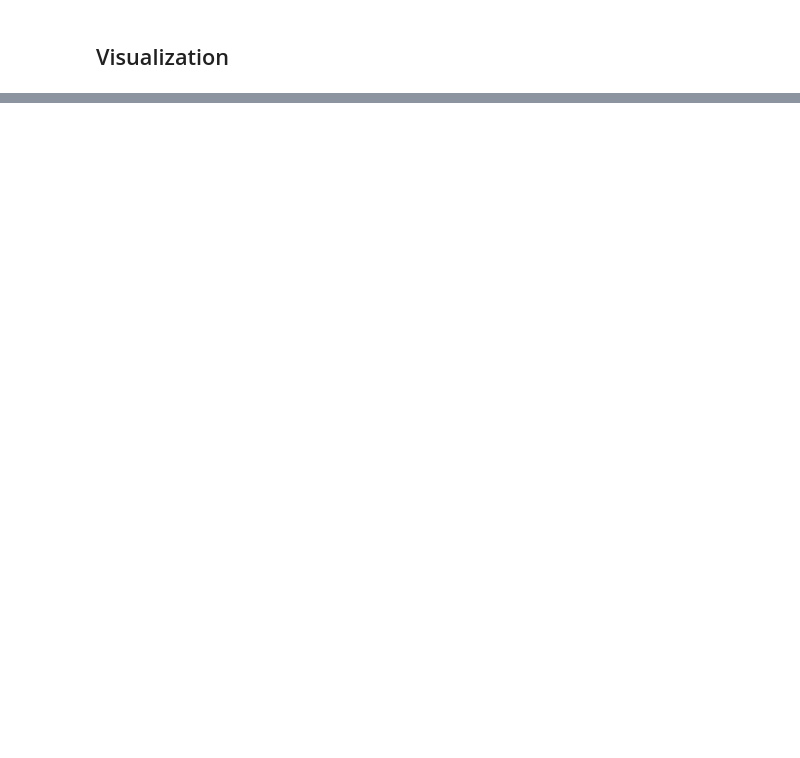
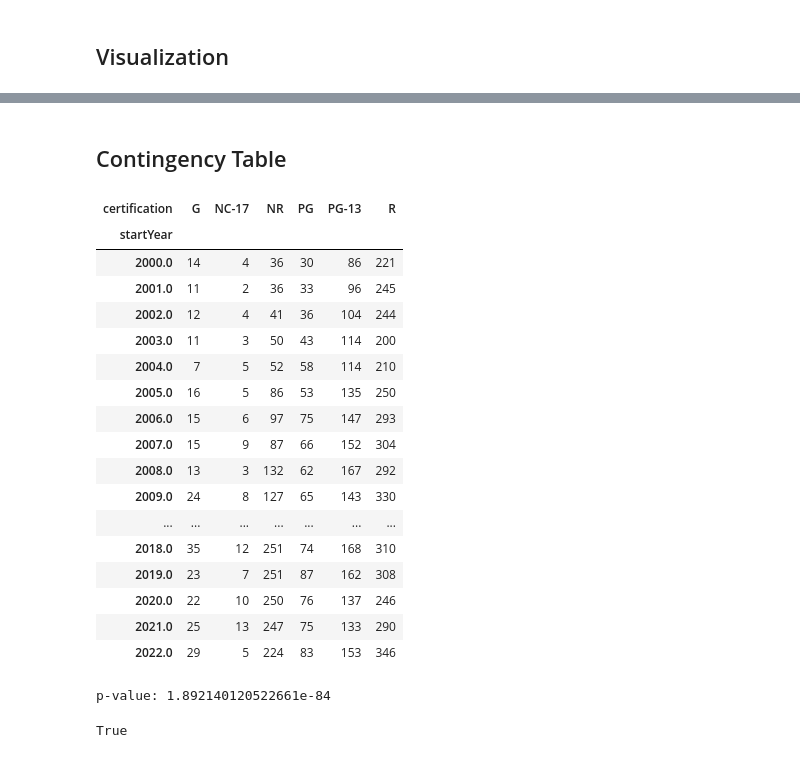
Before and after one commit to jaytrey777/Movie-Profitabiliy-Project, a Jupyter notebook: Part 4 - Hypothesis Testing.ipynb, the cells around one changed output, grey strips where cells are left out. Cells and saved outputs as stored; diff of their text form; code cells hidden in the pictures; blank space fills up the shorter version.

```diff
--- a/Part 4 - Hypothesis Testing.ipynb
+++ b/Part 4 - Hypothesis Testing.ipynb
@@ -437,0 +445,12 @@ ax.set_title('Movie Revenue vs. Ratings');
+# %%
+q = """SELECT tb.startYear, td.certification
+FROM title_basics AS tb
+JOIN tmdb_data AS td
+ON tb.tconst = td.imdb_id
+WHERE td.certification IS NOT NULL;
+"""
+
+# save results to dataframe
+df = pd.read_sql(q, engine)
+
+df.head()
@@ -437,0 +500,6 @@ ax.set_title('Movie Revenue vs. Ratings');
+# %%
+# Replace categorical data
+df.replace({'Unrated' : 'NR', 'UR': 'NR', 'Not Rated' : 'NR'}, inplace = True)
+df = df[df['certification'].str.contains('10') == False]
+df = df[df['certification'].str.contains('ScreamFest Horror Film Festival') == False]
+df['certification'].value_counts()
@@ -437,0 +514,25 @@ ax.set_title('Movie Revenue vs. Ratings');
+# %% [markdown]
+## Contingency Table
+# %%
+# Contingency Table with pd.cross-tab
+table = pd.crosstab(df['startYear'], df['certification'])
+table
+# %% [output]
+| certification | G | NC-17 | NR | PG | PG-13 | R |
+| startYear |  |  |  |  |  |  |
+| 2000.0 | 14 | 4 | 36 | 30 | 86 | 221 |
+| 2001.0 | 11 | 2 | 36 | 33 | 96 | 245 |
+| 2002.0 | 12 | 4 | 41 | 36 | 104 | 244 |
+| 2003.0 | 11 | 3 | 50 | 43 | 114 | 200 |
+| 2004.0 | 7 | 5 | 52 | 58 | 114 | 210 |
+| 2005.0 | 16 | 5 | 86 | 53 | 135 | 250 |
+| 2006.0 | 15 | 6 | 97 | 75 | 147 | 293 |
+| 2007.0 | 15 | 9 | 87 | 66 | 152 | 304 |
+| 2008.0 | 13 | 3 | 132 | 62 | 167 | 292 |
+| 2009.0 | 24 | 8 | 127 | 65 | 143 | 330 |
+| ... | ... | ... | ... | ... | ... | ... |
+| 2018.0 | 35 | 12 | 251 | 74 | 168 | 310 |
+| 2019.0 | 23 | 7 | 251 | 87 | 162 | 308 |
+| 2020.0 | 22 | 10 | 250 | 76 | 137 | 246 |
+| 2021.0 | 25 | 13 | 247 | 75 | 133 | 290 |
+| 2022.0 | 29 | 5 | 224 | 83 | 153 | 346 |
@@ -437,0 +543,7 @@ ax.set_title('Movie Revenue vs. Ratings');
+# %%
+# Print p-value and verify if its less than alpha
+print(f'p-value: {p}')
+p < .05
+# %% [output]
+p-value: 1.892140120522661e-84
+True
```
Also changed, not shown: parts of 68 cells of this notebook.
